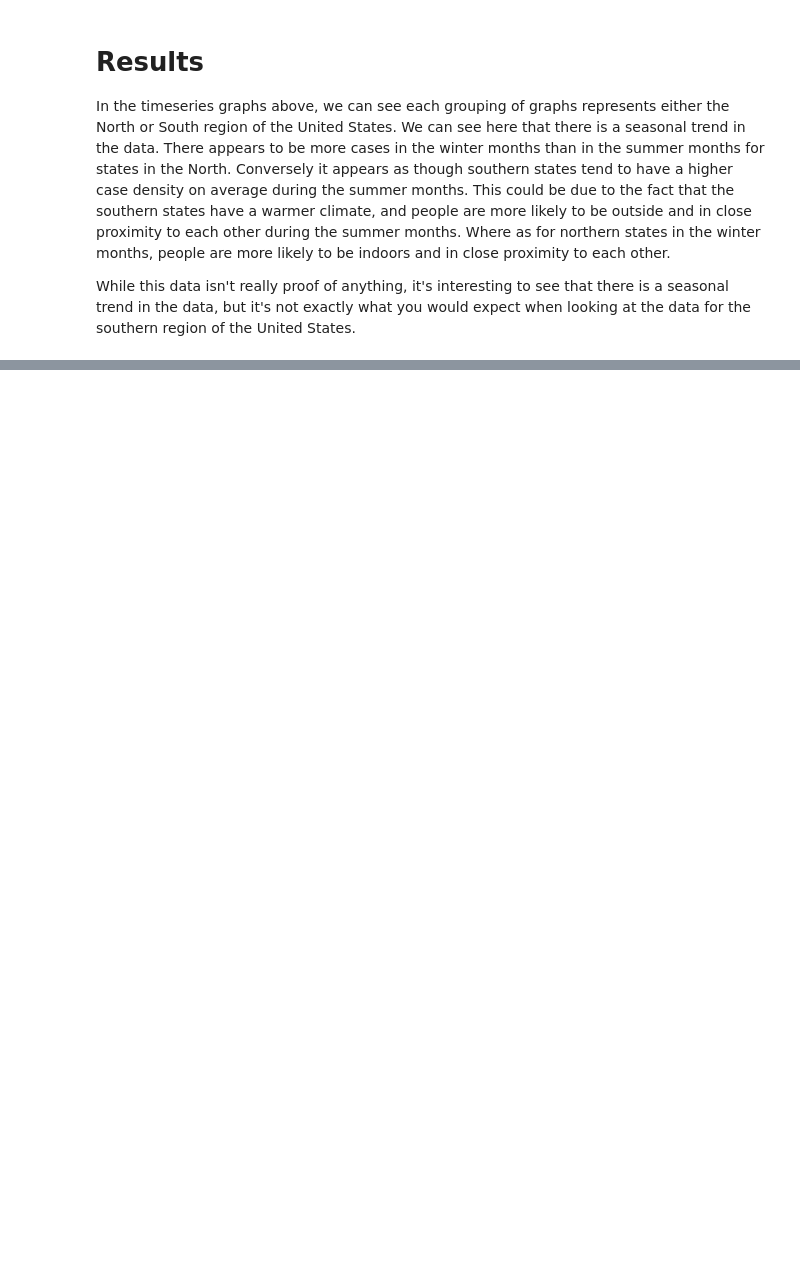
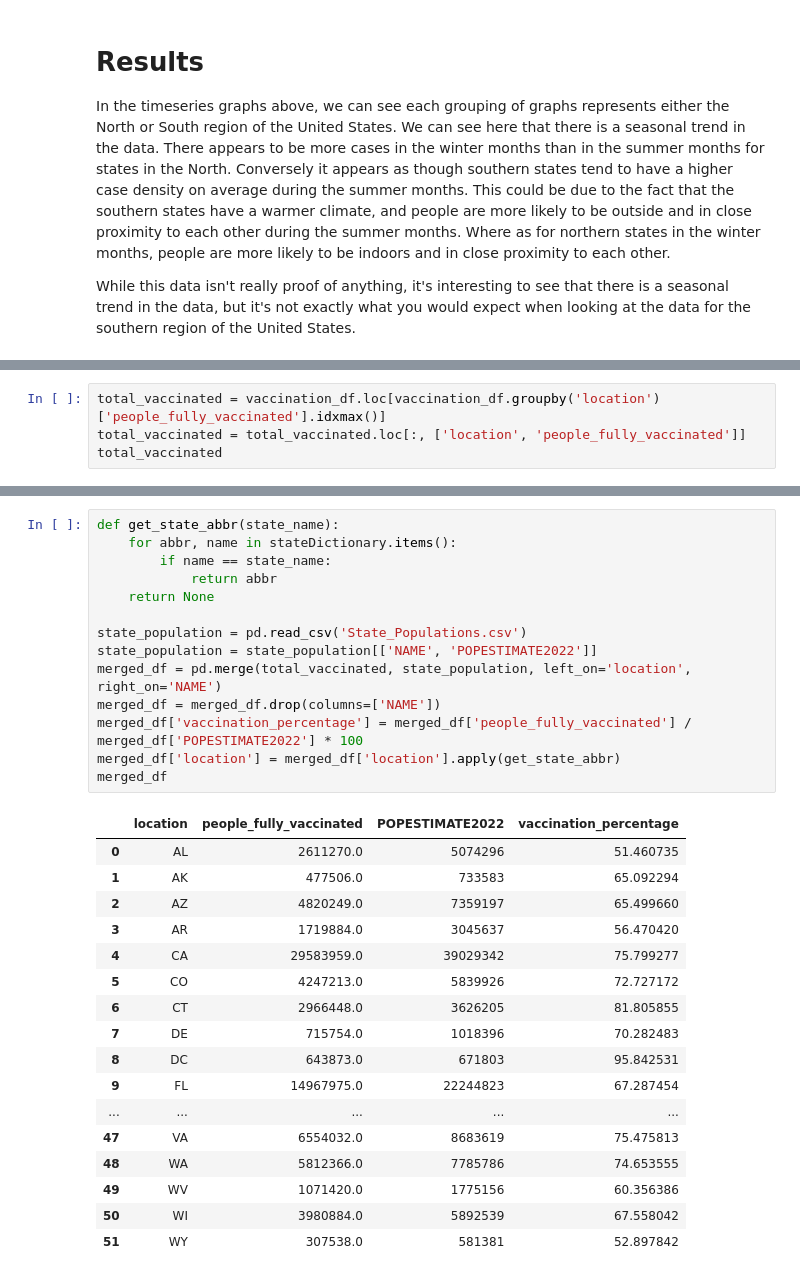
Before and after one commit to mikerasch/Covid19Analysis, a Jupyter notebook: Covid_Analysis.ipynb, the cells around one changed output, grey strips where cells are left out. Drawn from its saved outputs; the diff is of its cells as text; blank space fills up the shorter version.

```diff
--- a/Covid_Analysis.ipynb
+++ b/Covid_Analysis.ipynb
@@ -459,0 +529,4 @@ While this data isn't really proof of anything, it's interesting to see that the
+# %%
+total_vaccinated = vaccination_df.loc[vaccination_df.groupby('location')['people_fully_vaccinated'].idxmax()]
+total_vaccinated = total_vaccinated.loc[:, ['location', 'people_fully_vaccinated']]
+total_vaccinated
@@ -459,0 +547,32 @@ While this data isn't really proof of anything, it's interesting to see that the
+# %%
+def get_state_abbr(state_name):
+    for abbr, name in stateDictionary.items():
+        if name == state_name:
+            return abbr
+    return None
+
+state_population = pd.read_csv('State_Populations.csv')
+state_population = state_population[['NAME', 'POPESTIMATE2022']]
+merged_df = pd.merge(total_vaccinated, state_population, left_on='location', right_on='NAME')
+merged_df = merged_df.drop(columns=['NAME'])
+merged_df['vaccination_percentage'] = merged_df['people_fully_vaccinated'] / merged_df['POPESTIMATE2022'] * 100
+merged_df['location'] = merged_df['location'].apply(get_state_abbr)
+merged_df
+# %% [output]
+|  | location | people_fully_vaccinated | POPESTIMATE2022 | vaccination_percentage |
+| 0 | AL | 2611270.0 | 5074296 | 51.460735 |
+| 1 | AK | 477506.0 | 733583 | 65.092294 |
+| 2 | AZ | 4820249.0 | 7359197 | 65.499660 |
+| 3 | AR | 1719884.0 | 3045637 | 56.470420 |
+| 4 | CA | 29583959.0 | 39029342 | 75.799277 |
+| 5 | CO | 4247213.0 | 5839926 | 72.727172 |
+| 6 | CT | 2966448.0 | 3626205 | 81.805855 |
+| 7 | DE | 715754.0 | 1018396 | 70.282483 |
+| 8 | DC | 643873.0 | 671803 | 95.842531 |
+| 9 | FL | 14967975.0 | 22244823 | 67.287454 |
+| ... | ... | ... | ... | ... |
+| 47 | VA | 6554032.0 | 8683619 | 75.475813 |
+| 48 | WA | 5812366.0 | 7785786 | 74.653555 |
+| 49 | WV | 1071420.0 | 1775156 | 60.356386 |
+| 50 | WI | 3980884.0 | 5892539 | 67.558042 |
+| 51 | WY | 307538.0 | 581381 | 52.897842 |
```
Also changed, not shown: parts of 18 cells of this notebook, 2 other files.
